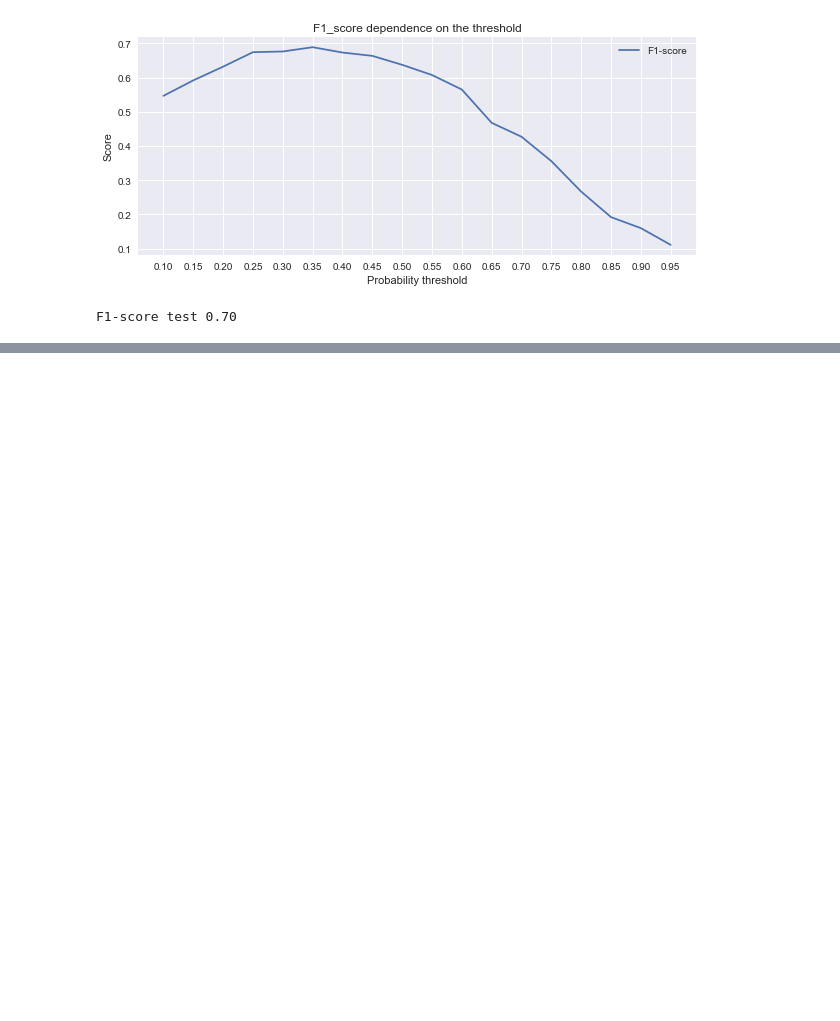
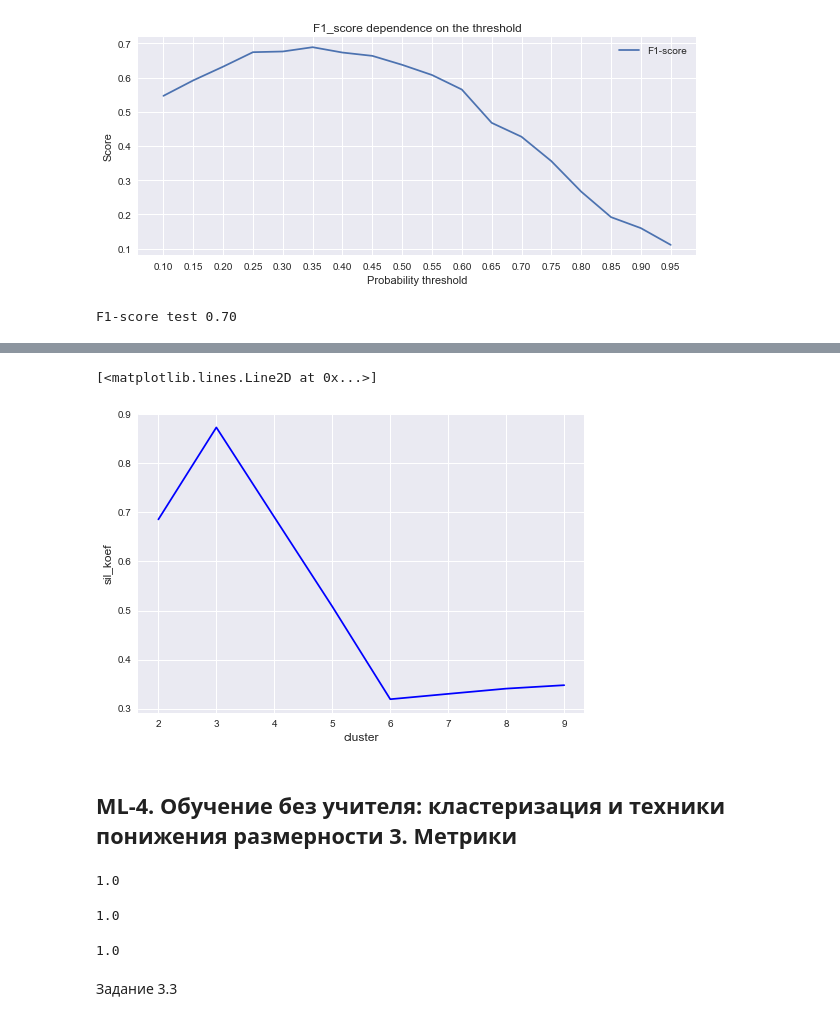
Before and after one commit to Nadarsa/sf_data_science, a Jupyter notebook: ML/ml_practice.ipynb, the cells around one changed output, grey strips where cells are left out. Saved outputs shown, nothing was run; the diff lists cells and outputs as text; code cells hidden in the pictures; blank space fills up the shorter version.

```diff
--- a/ML/ml_practice.ipynb
+++ b/ML/ml_practice.ipynb
@@ -1334,0 +1398,3 @@ F1-score test 0.70
+# %%
+data = pd.read_csv('data/values_from_the_instrument.csv')
+data.head()
@@ -1334,0 +1408,46 @@ F1-score test 0.70
+# %%
+def get_sil(k_numb, X):
+    k_means = KMeans(n_clusters=k_numb, random_state=42)
+    k_means.fit(X)
+    sil = silhouette_score(X, k_means.labels_)
+    return sil
+
+sil_koef_list = []
+X = data[['x1', 'x2']]
+
+for k_numb in range (2, 10):
+    sil_koef_list.append(get_sil(k_numb, X))
+
+plt.xlabel('cluster', fontsize=12)
+plt.ylabel('sil_koef', fontsize=12)
+plt.plot([i for i in range(2, 10)], sil_koef_list, 'xb-')
+# %% [output]
+[<matplotlib.lines.Line2D at 0x...>]
+[figure, added]
+# %% [markdown]
+## ML-4. Обучение без учителя: кластеризация и техники понижения размерности  3. Метрики
+# %%
+# импортируем подсчёт метрики однородности кластеров
+from sklearn.metrics.cluster import homogeneity_score
+
+# передаём предсказанную информацию (к какому кластеру относятся объекты датасета) и правильные ответы
+print(homogeneity_score(labels_true=[0, 0, 1, 1], labels_pred=[0, 0, 1, 1]))
+# %% [output]
+1.0
+# %%
+# импортируем метрику полноты
+from sklearn.metrics.cluster import completeness_score
+
+# передаём предсказанную информацию (к какому кластеру относятся объекты датасета) и правильные ответы, подсчитываем метрику
+completeness_score(labels_true=[0, 0, 1, 1], labels_pred=[0, 0, 1, 1])
+# %% [output]
+1.0
+# %%
+# импортируем из библиотеки sklearn подсчёт индекса Рэнда
+from sklearn.metrics.cluster import rand_score
+# передаём в rand_score размеченные и предсказанные данные
+rand_score([0, 0, 1, 1], [0, 0, 1, 1])
+# %% [output]
+1.0
+# %% [markdown]
+Задание 3.3
```
Also changed, not shown: parts of 8 cells of this notebook, 3 other files.
